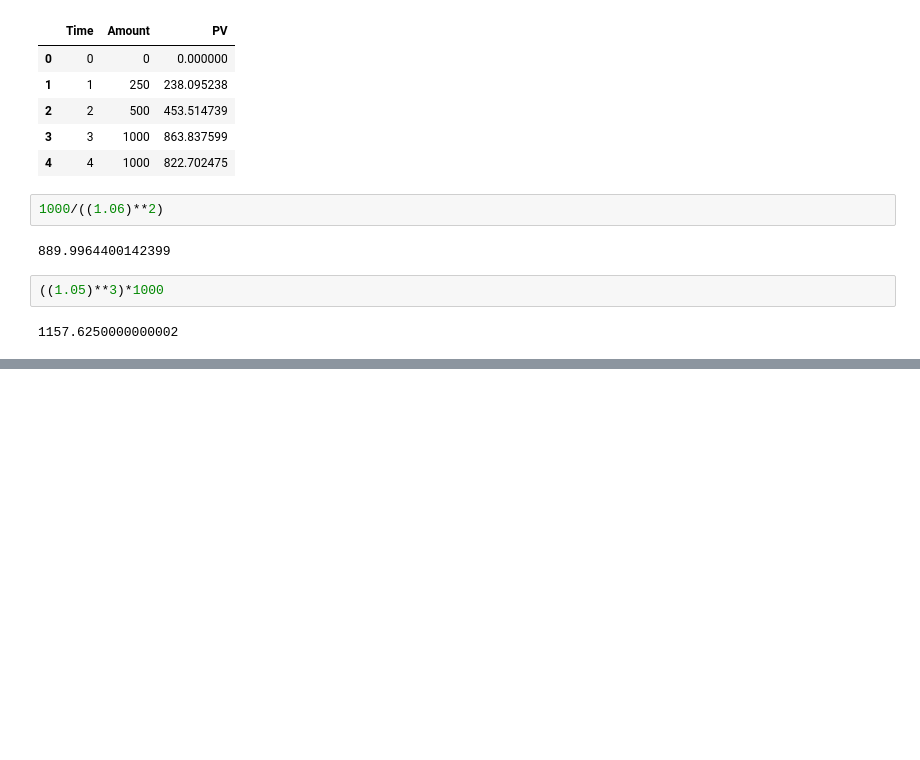
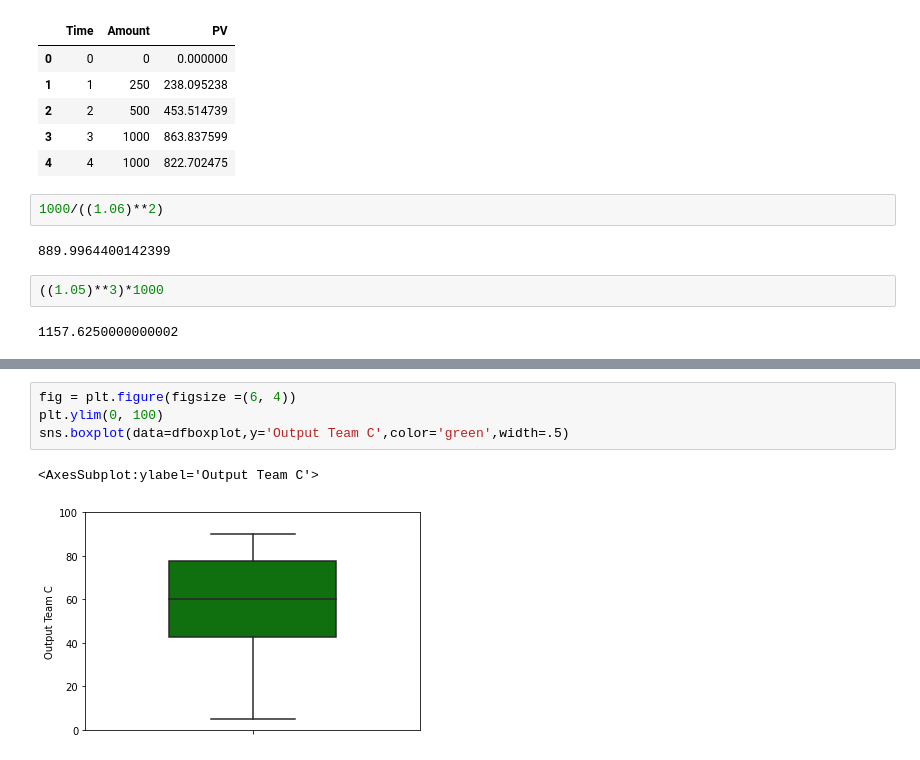
Before and after one commit to pedrohrosabraun/6-sigma, a Jupyter notebook: Calculating metrics.ipynb, the cells around one changed output, grey strips where cells are left out. Saved outputs shown, nothing was run; the diff lists cells and outputs as text; blank space fills up the shorter version.

```diff
--- a/Calculating metrics.ipynb
+++ b/Calculating metrics.ipynb
@@ -285,0 +325,7 @@ dfpv.head()
+# %%
+fig = plt.figure(figsize =(6, 4))
+plt.ylim(0, 100)
+sns.boxplot(data=dfboxplot,y='Output Team C',color='green',width=.5)
+# %% [output]
+<AxesSubplot:ylabel='Output Team C'>
+[figure, added]
```
Also changed, not shown: parts of 7 cells of this notebook, 2 other files.
